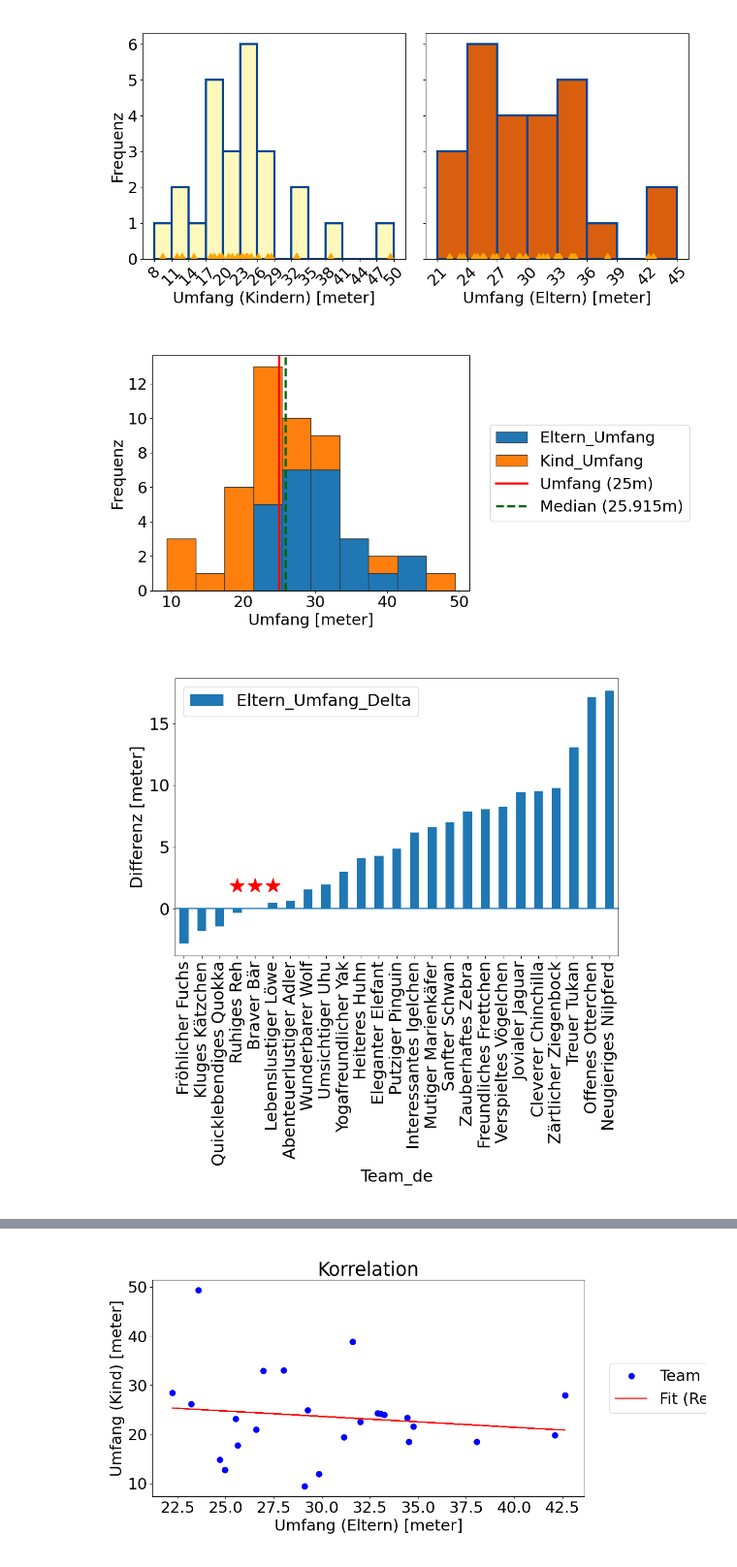
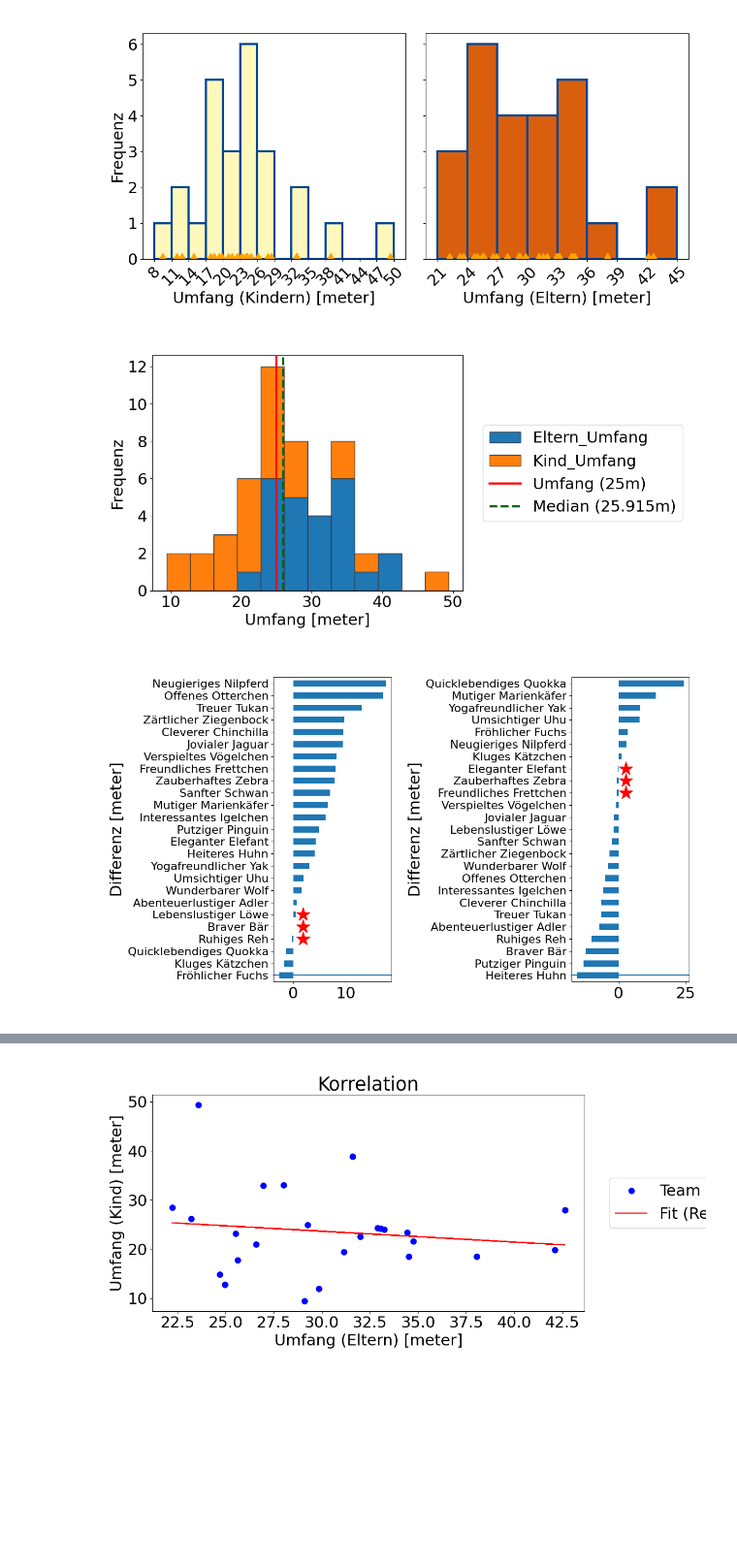
Before and after one commit to bedapub/2025-10-Zukunftstag-simulation, a Jupyter notebook: 2025-10-Zukunftstag-simulation.ipynb, the cells around one changed output, grey strips where cells are left out. Shown at 97% size. Cells and saved outputs as stored; diff of their text form; code cells hidden in the pictures; blank space fills up the shorter version.

Commit message:
use one graph to show the winners of set 2

```diff
--- a/2025-10-Zukunftstag-simulation.ipynb
+++ b/2025-10-Zukunftstag-simulation.ipynb
@@ -257,7 +257,7 @@ ground_truth_dict = {'color': 'darkgreen',
 fig, ax = plt.subplots(1, 1, figsize=(12, 6), tight_layout=True)
 hist = team_df[['Eltern_Umfang', 'Kind_Umfang']].plot.hist(stacked=True,
                                                     ec='#363636', ax=ax,
-                                                    bins=10)
+                                                    bins=12)
 ugt_line = hist.axvline(umfang_ground_truth, color="red", ls="-", linewidth=3,
                         label="Umfang (" + str(umfang_ground_truth) + "m)")
 um_line = hist.axvline(all_umfang_med, color="darkgreen", ls="--", linewidth=3,
@@ -270,24 +270,42 @@ hist.legend(handles=hist_handles,
 plt.show()
 ## plt.close(fig)
 # %% [output]
-[figure, old version]
+[figure, new version]
 # %%
 team_df["Eltern_Umfang_Delta"] = team_df["Eltern_Umfang"] - umfang_ground_truth
 team_df["Eltern_Umfang_absDelta"] = abs(team_df["Eltern_Umfang_Delta"])
 team_df["Kind_Umfang_Delta"] = team_df["Kind_Umfang"] - umfang_ground_truth
 team_df["Kind_Umfang_absDelta"] = abs(team_df["Kind_Umfang_Delta"])
 # %%
-fig, ax = plt.subplots(1, 1, figsize=(10, 10), tight_layout=True)
+fig, axes = plt.subplots(1, 2, figsize=(12, 7), tight_layout=True)
 team_df_eltern_umfang_sorted = team_df.sort_values("Eltern_Umfang_Delta")
-team_df_eltern_umfang_sorted.plot.bar(x="Team_de", y="Eltern_Umfang_Delta",
-                                     ax=ax)
+team_df_eltern_umfang_sorted.plot.barh(x="Team_de", y="Eltern_Umfang_Delta",
+                                     ax=axes[0], legend=False)
 eltern_gewinner = team_df_eltern_umfang_sorted.nsmallest(3, "Eltern_Umfang_absDelta", "all")
 eltern_gewinner_bool = team_df_eltern_umfang_sorted["Team_de"].isin(list(eltern_gewinner["Team_de"])).tolist()
 eltern_gewinner_ind = which_true(eltern_gewinner_bool)
-ax.plot(eltern_gewinner_ind, [ax.get_ylim()[1] * 0.1] * len(eltern_gewinner_ind), color="red", marker="*",
+axes[0].plot([axes[0].get_xlim()[1] * 0.1] * len(eltern_gewinner_ind),
+        eltern_gewinner_ind, color="red", marker="*",
         linestyle="none", markersize=20)
-ax.set_ylabel("Differenz [meter]")
-ax.axhline(0);
-## plt.close(fig)
+axes[0].set_ylabel("Differenz [meter]")
+axes[0].axhline(0)
+
+team_df_kind_umfang_sorted = team_df.sort_values("Kind_Umfang_Delta")
+team_df_kind_umfang_sorted.plot.barh(x="Team_de", y="Kind_Umfang_Delta",
+                                     ax=axes[1], legend=False)
+kind_gewinner = np.argmin(abs(team_df_kind_umfang_sorted["Kind_Umfang_Delta"]))
+kind_gewinner = team_df_kind_umfang_sorted.nsmallest(3, "Kind_Umfang_absDelta", "all")
+kind_gewinner_bool = team_df_kind_umfang_sorted["Team_de"].isin(list(kind_gewinner["Team_de"])).tolist()
+kind_gewinner_ind = which_true(kind_gewinner_bool)
+axes[1].plot([axes[1].get_xlim()[1] * 0.1] * len(kind_gewinner_ind),
+        kind_gewinner_ind,
+        color="red", marker="*",
+        linestyle="none", markersize=20)
+axes[1].set_ylabel("Differenz [meter]")
+axes[1].axhline(0)
+
+for i in range(len(axes)):
+    axes[i].tick_params(axis='y', which='major', labelsize=16)
+plt.show()
 # %% [output]
-[figure, old version]
+[figure, new version]
```
Also changed, not shown: parts of 2 cells of this notebook.
